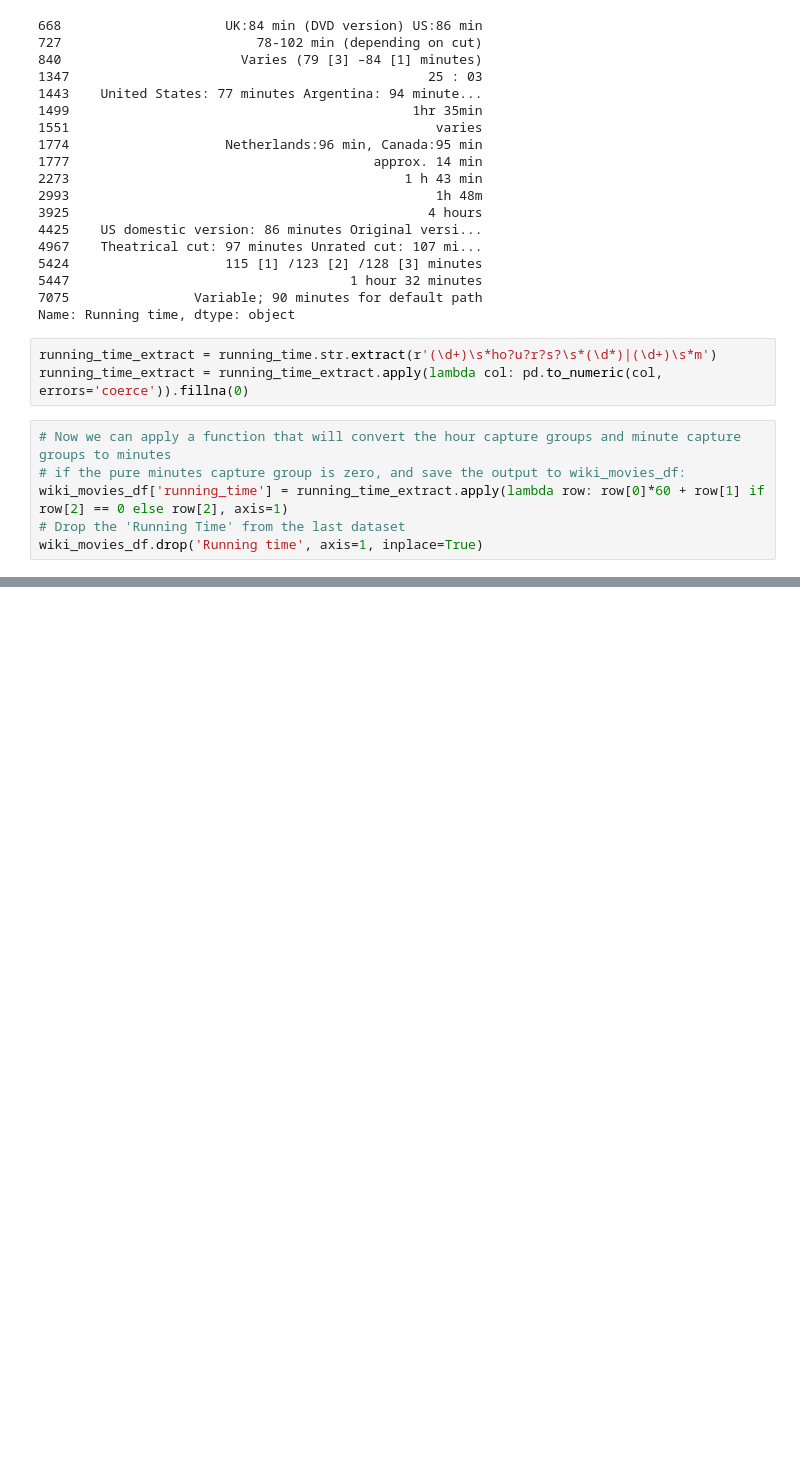
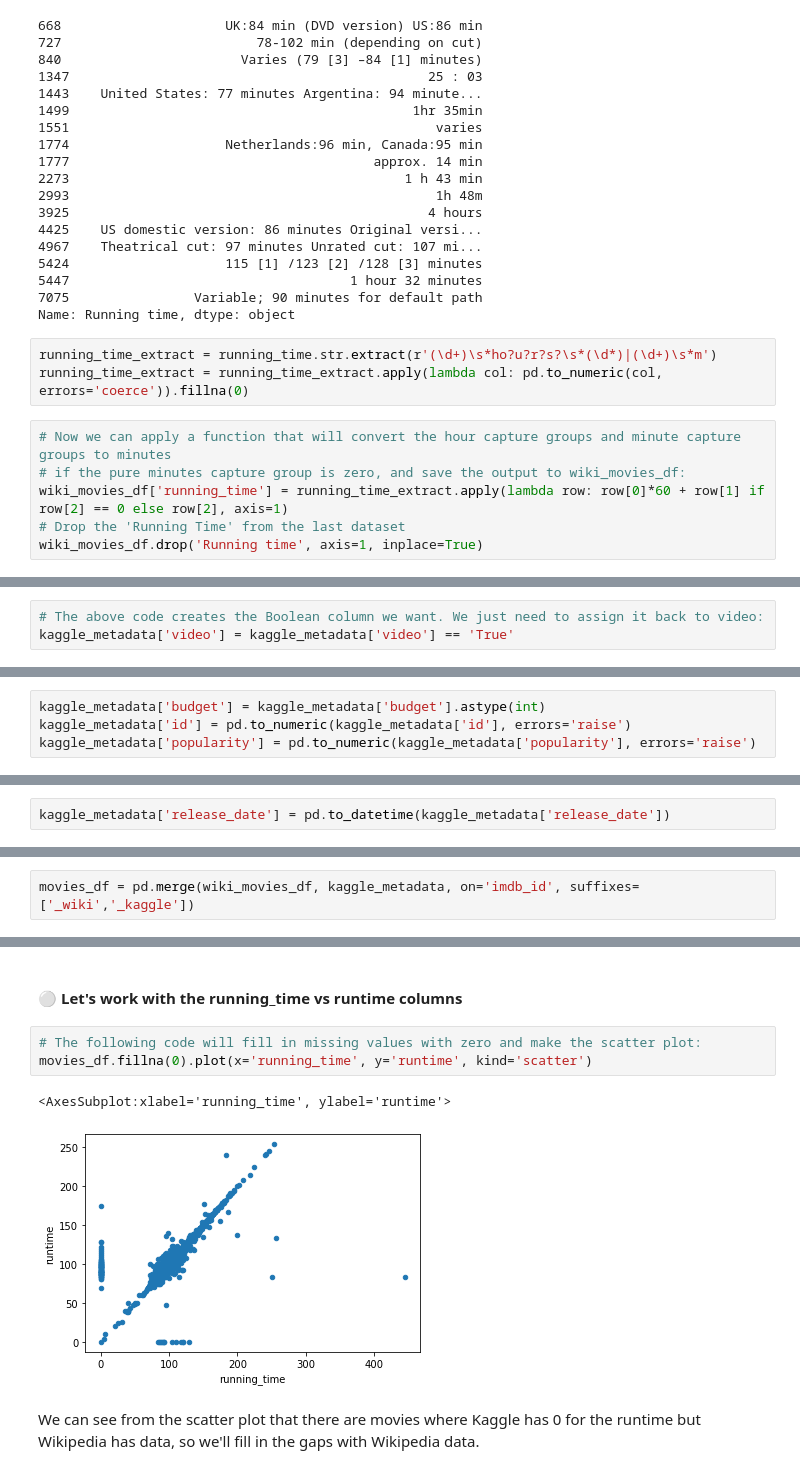
Before and after one commit to Peteresis/Movies-ETL, a Jupyter notebook: PracticeFiles/Movies.ipynb, the cells around one changed output, grey strips where cells are left out. Drawn from its saved outputs; the diff is of its cells as text; blank space fills up the shorter version.

```diff
--- a/PracticeFiles/Movies.ipynb
+++ b/PracticeFiles/Movies.ipynb
@@ -1028,0 +1104,3 @@ wiki_movies_df.drop('Running time', axis=1, inplace=True)
+# %%
+# The above code creates the Boolean column we want. We just need to assign it back to video:
+kaggle_metadata['video'] = kaggle_metadata['video'] == 'True'
@@ -1028,0 +1109,4 @@ wiki_movies_df.drop('Running time', axis=1, inplace=True)
+# %%
+kaggle_metadata['budget'] = kaggle_metadata['budget'].astype(int)
+kaggle_metadata['id'] = pd.to_numeric(kaggle_metadata['id'], errors='raise')
+kaggle_metadata['popularity'] = pd.to_numeric(kaggle_metadata['popularity'], errors='raise')
@@ -1028,0 +1115,2 @@ wiki_movies_df.drop('Running time', axis=1, inplace=True)
+# %%
+kaggle_metadata['release_date'] = pd.to_datetime(kaggle_metadata['release_date'])
@@ -1028,0 +1175,2 @@ wiki_movies_df.drop('Running time', axis=1, inplace=True)
+# %%
+movies_df = pd.merge(wiki_movies_df, kaggle_metadata, on='imdb_id', suffixes=['_wiki','_kaggle'])
@@ -1028,0 +1251,10 @@ wiki_movies_df.drop('Running time', axis=1, inplace=True)
+# %% [markdown]
+#### ⚪ Let's work with the  running_time vs runtime columns
+# %%
+# The following code will fill in missing values with zero and make the scatter plot:
+movies_df.fillna(0).plot(x='running_time', y='runtime', kind='scatter')
+# %% [output]
+<AxesSubplot:xlabel='running_time', ylabel='runtime'>
+[figure, added]
+# %% [markdown]
+We can see from the scatter plot that there are movies where Kaggle has 0 for the runtime but Wikipedia has data, so we'll fill in the gaps with Wikipedia data.
```
Also changed, not shown: parts of 65 cells of this notebook.
